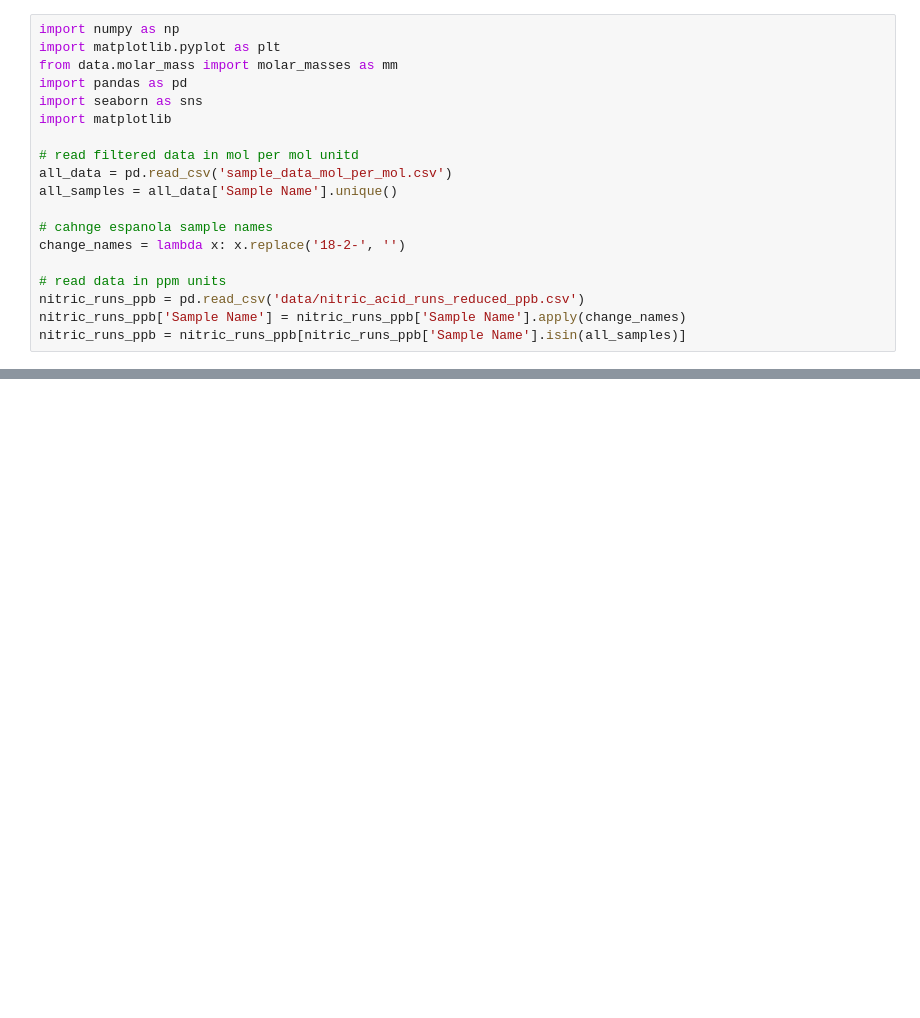
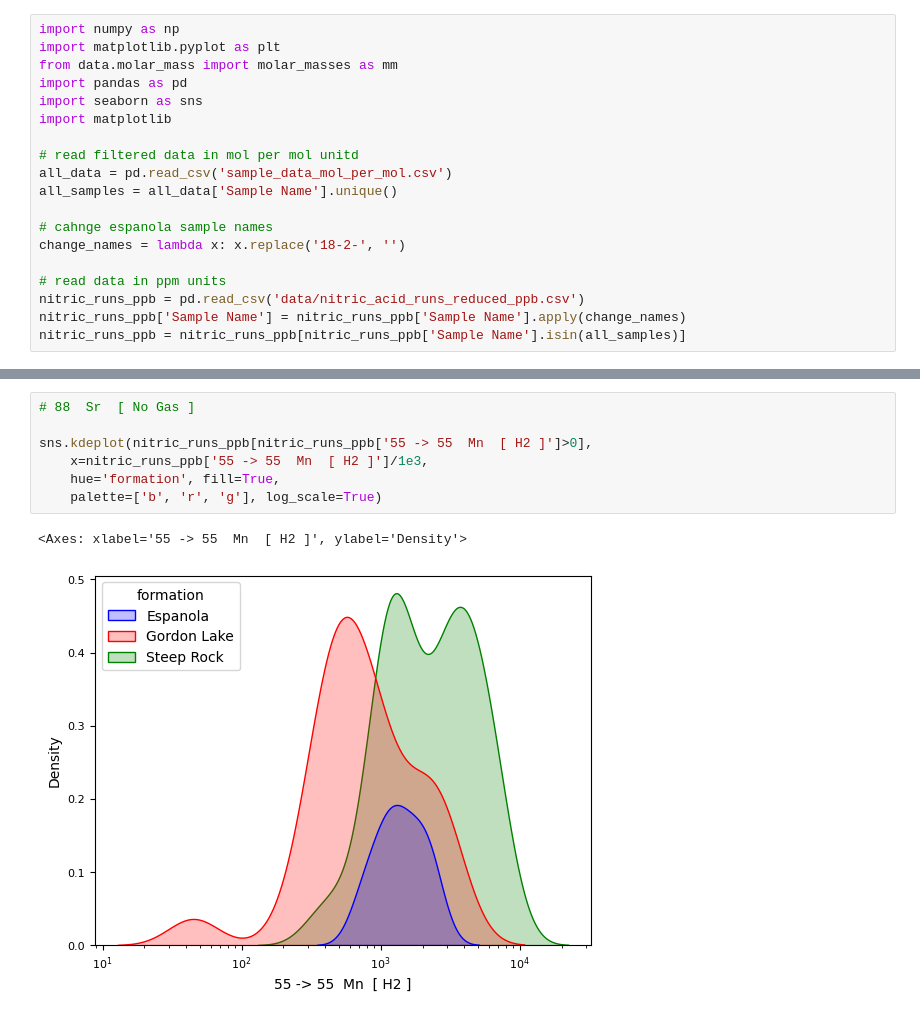
Before and after one commit to DanyIvan/Iodine_vs_cerium_anomalies_GOE, a Jupyter notebook: BannerHanson.ipynb, the cells around one changed output, grey strips where cells are left out. Saved outputs shown, nothing was run; the diff lists cells and outputs as text; blank space fills up the shorter version.

```diff
--- a/BannerHanson.ipynb
+++ b/BannerHanson.ipynb
@@ -456,0 +1056,10 @@ plt.savefig('plots/BannerHanson_model.pdf',  bbox_inches='tight')
+# %%
+# 88  Sr  [ No Gas ]
+
+sns.kdeplot(nitric_runs_ppb[nitric_runs_ppb['55 -> 55  Mn  [ H2 ]']>0],
+    x=nitric_runs_ppb['55 -> 55  Mn  [ H2 ]']/1e3,
+    hue='formation', fill=True,
+    palette=['b', 'r', 'g'], log_scale=True)
+# %% [output]
+<Axes: xlabel='55 -> 55  Mn  [ H2 ]', ylabel='Density'>
+[figure, added]
```
Also changed, not shown: parts of 11 cells of this notebook, 10 other files.
